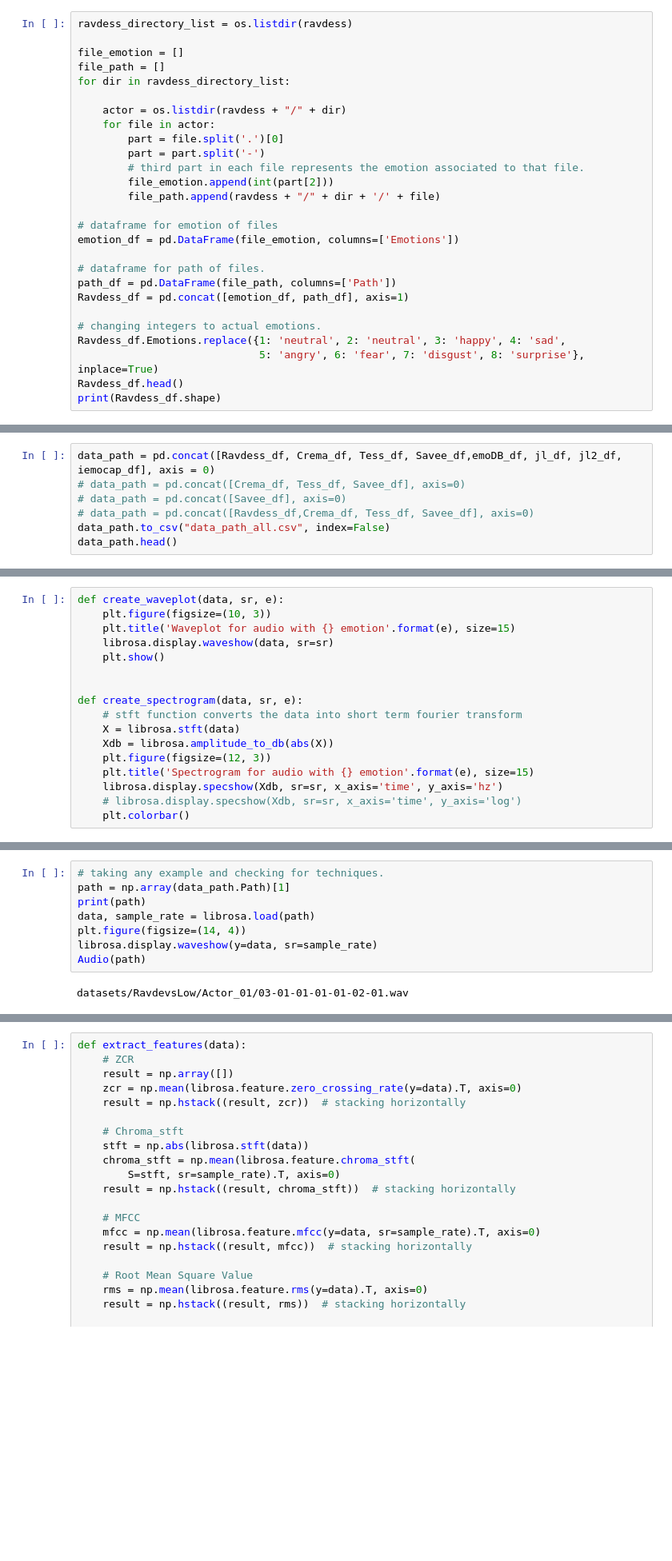
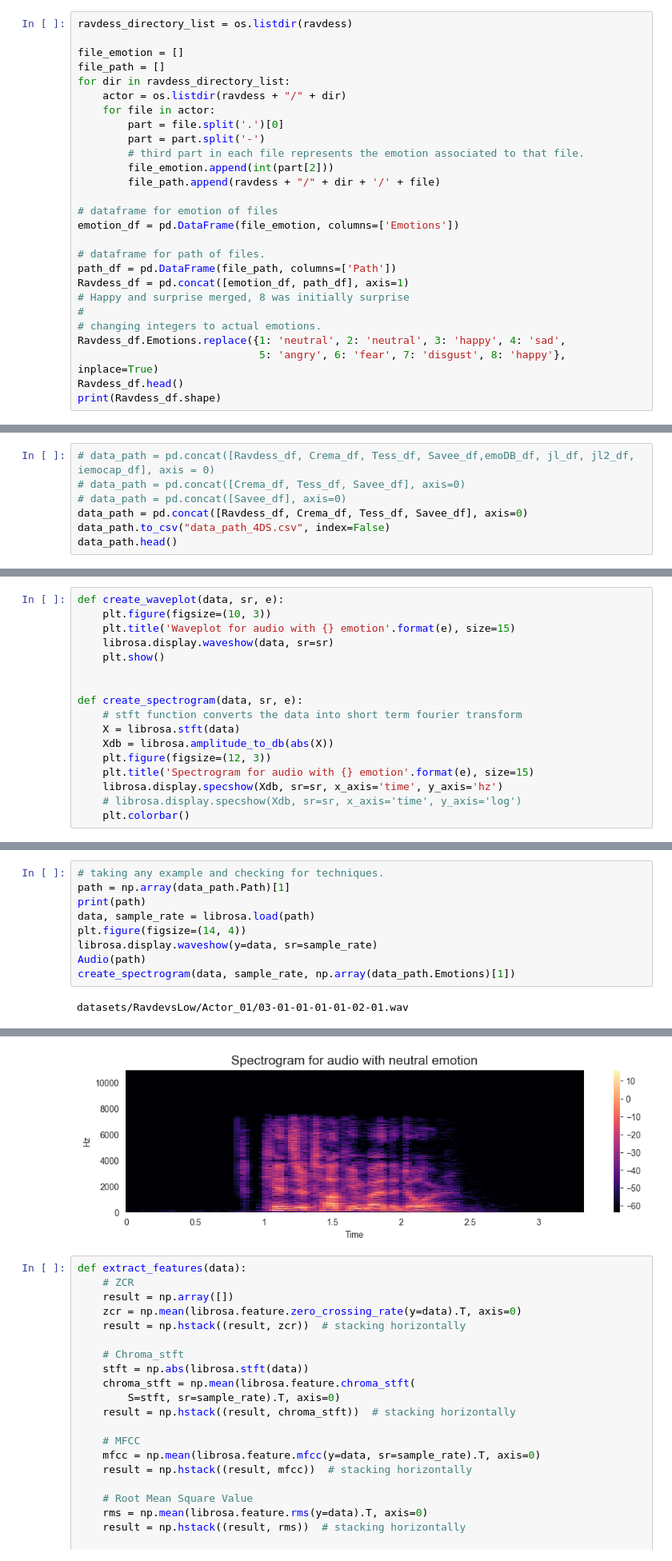
Before and after one commit to samitbaral1/VoiceEmotionRecogn, a Jupyter notebook: EM.ipynb, the cells around one changed output, grey strips where cells are left out. Shown: that part at 80% size. Drawn from its saved outputs; the diff is of its cells as text; blank space fills up the shorter version.

```diff
--- a/EM.ipynb
+++ b/EM.ipynb
@@ -245,7 +211,6 @@ ravdess_directory_list = os.listdir(ravdess)
 file_emotion = []
 file_path = []
 for dir in ravdess_directory_list:
-
     actor = os.listdir(ravdess + "/" + dir)
     for file in actor:
         part = file.split('.')[0]
@@ -260,10 +225,11 @@ emotion_df = pd.DataFrame(file_emotion, columns=['Emotions'])
 # dataframe for path of files.
 path_df = pd.DataFrame(file_path, columns=['Path'])
 Ravdess_df = pd.concat([emotion_df, path_df], axis=1)
-
+# Happy and surprise merged, 8 was initially surprise
+#
 # changing integers to actual emotions.
 Ravdess_df.Emotions.replace({1: 'neutral', 2: 'neutral', 3: 'happy', 4: 'sad',
-                             5: 'angry', 6: 'fear', 7: 'disgust', 8: 'surprise'}, inplace=True)
+                             5: 'angry', 6: 'fear', 7: 'disgust', 8: 'happy'}, inplace=True)
 Ravdess_df.head()
 print(Ravdess_df.shape)
 # %% [output]
@@ -379,11 +349,11 @@ Savee_df.head()
 | 3 | angry | datasets/Savee/DC_a04.wav |
 | 4 | angry | datasets/Savee/DC_a05.wav |
 # %%
-data_path = pd.concat([Ravdess_df, Crema_df, Tess_df, Savee_df,emoDB_df, jl_df, jl2_df, iemocap_df], axis = 0)
+# data_path = pd.concat([Ravdess_df, Crema_df, Tess_df, Savee_df,emoDB_df, jl_df, jl2_df, iemocap_df], axis = 0)
 # data_path = pd.concat([Crema_df, Tess_df, Savee_df], axis=0)
 # data_path = pd.concat([Savee_df], axis=0)
-# data_path = pd.concat([Ravdess_df,Crema_df, Tess_df, Savee_df], axis=0)
-data_path.to_csv("data_path_all.csv", index=False)
+data_path = pd.concat([Ravdess_df, Crema_df, Tess_df, Savee_df], axis=0)
+data_path.to_csv("data_path_4DS.csv", index=False)
 data_path.head()
 # %% [output]
 |  | Emotions | Path |
@@ -476,5 +443,6 @@ data, sample_rate = librosa.load(path)
 plt.figure(figsize=(14, 4))
 librosa.display.waveshow(y=data, sr=sample_rate)
 Audio(path)
+create_spectrogram(data, sample_rate, np.array(data_path.Emotions)[1])
 # %% [output]
 datasets/RavdevsLow/Actor_01/03-01-01-01-01-02-01.wav
@@ -482,4 +449,5 @@ datasets/RavdevsLow/Actor_01/03-01-01-01-01-02-01.wav
 [figure]
+[figure, added]
 # %%
 def extract_features(data):
     # ZCR
```
Also changed, not shown: parts of 25 cells of this notebook, 49 other files.
